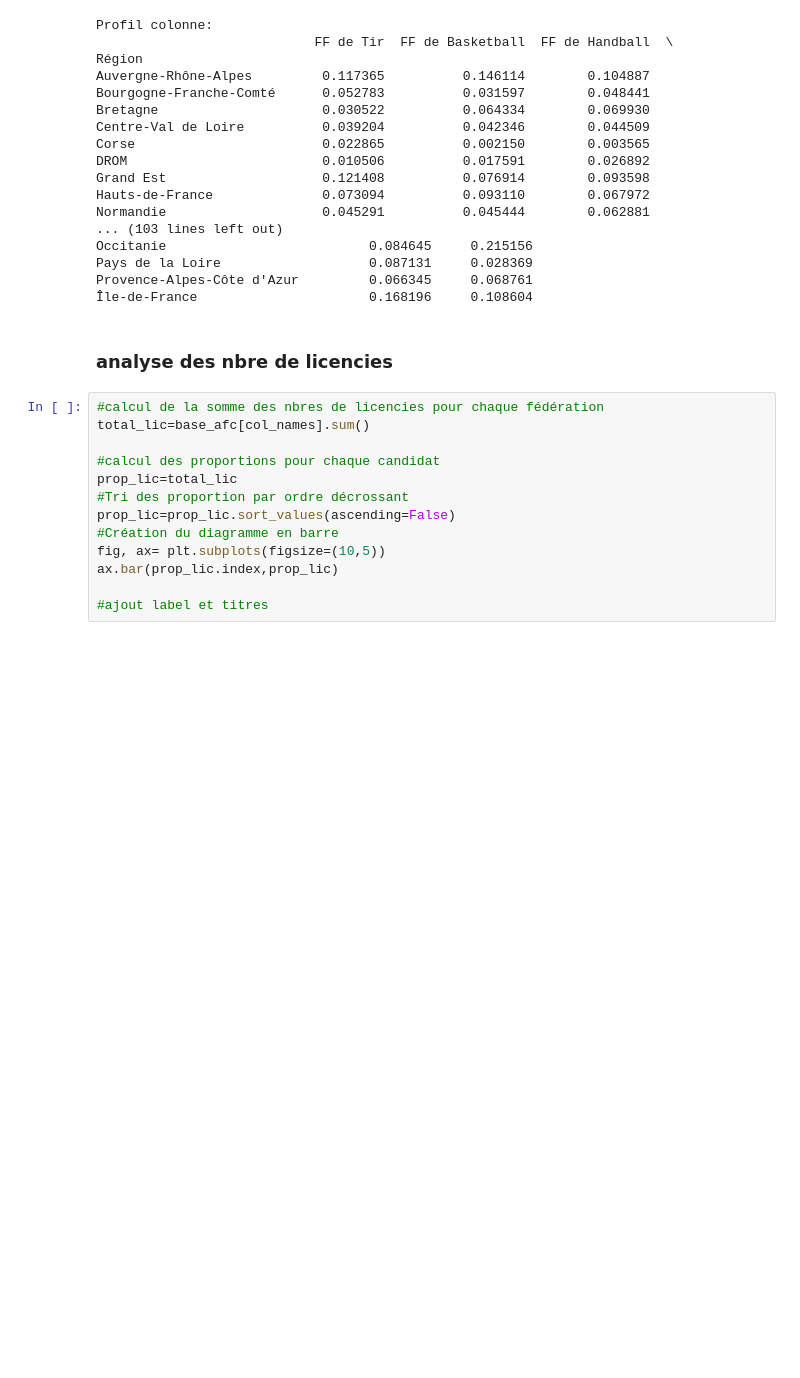
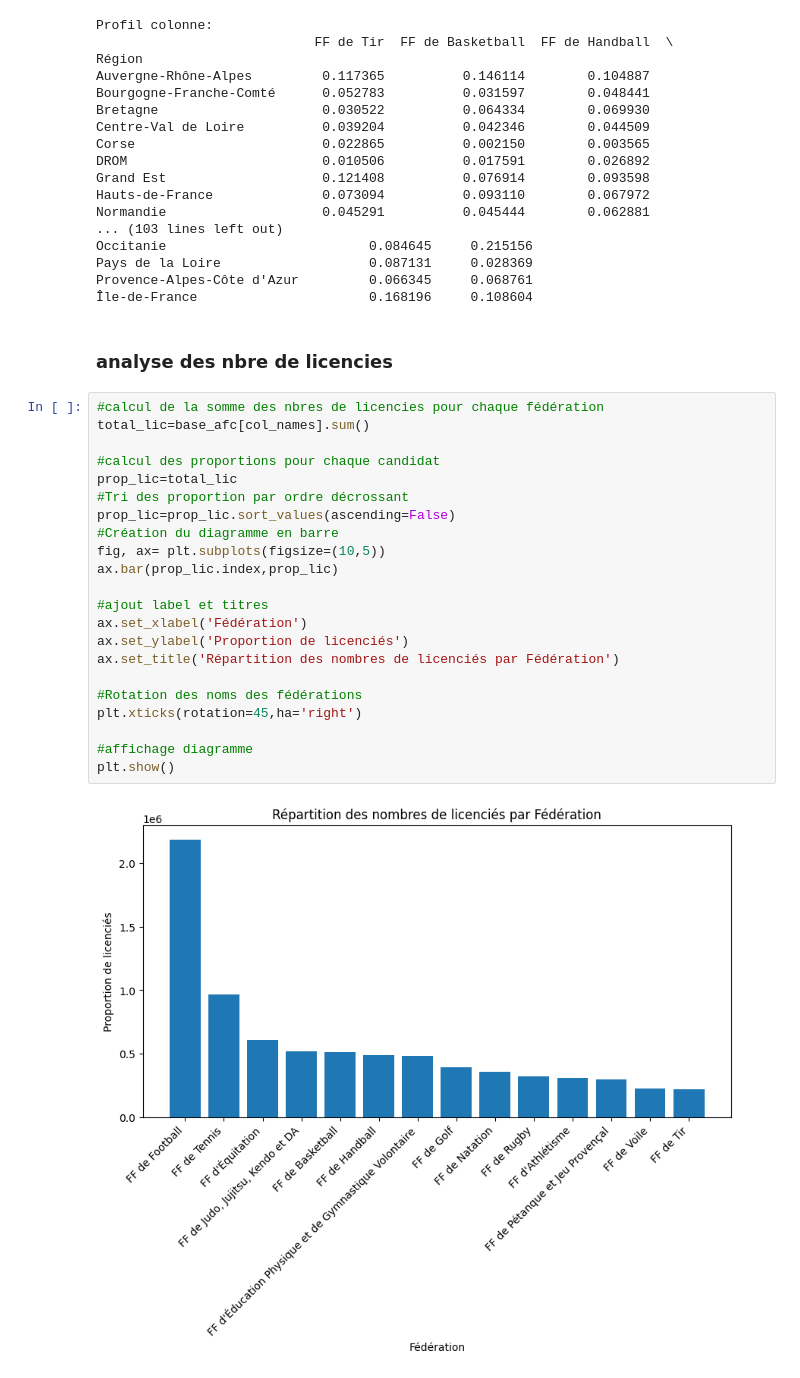
Before and after one commit to paulrsnn/projet-python, a Jupyter notebook: regionales.ipynb, the cells around one changed output. Drawn from its saved outputs; the diff is of its cells as text; blank space fills up the shorter version.

```diff
--- a/regionales.ipynb
+++ b/regionales.ipynb
@@ -256,13 +275,24 @@ Provence-Alpes-Côte d'Azur         0.066345     0.068761
 # %%
 #calcul de la somme des nbres de licencies pour chaque fédération
 total_lic=base_afc[col_names].sum()
 
 #calcul des proportions pour chaque candidat
 prop_lic=total_lic
 #Tri des proportion par ordre décrossant
 prop_lic=prop_lic.sort_values(ascending=False)
 #Création du diagramme en barre
 fig, ax= plt.subplots(figsize=(10,5))
 ax.bar(prop_lic.index,prop_lic)
 
 #ajout label et titres
+ax.set_xlabel('Fédération')
+ax.set_ylabel('Proportion de licenciés')
+ax.set_title('Répartition des nombres de licenciés par Fédération')
+
+#Rotation des noms des fédérations
+plt.xticks(rotation=45,ha='right')
+
+#affichage diagramme
+plt.show()
+# %% [output]
+[figure, added]
```
Also changed, not shown: parts of 26 cells of this notebook.
